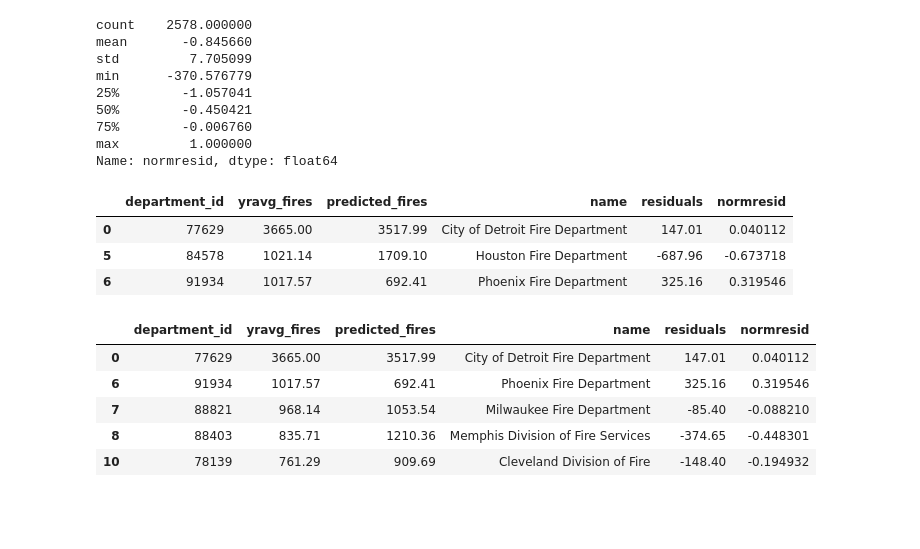
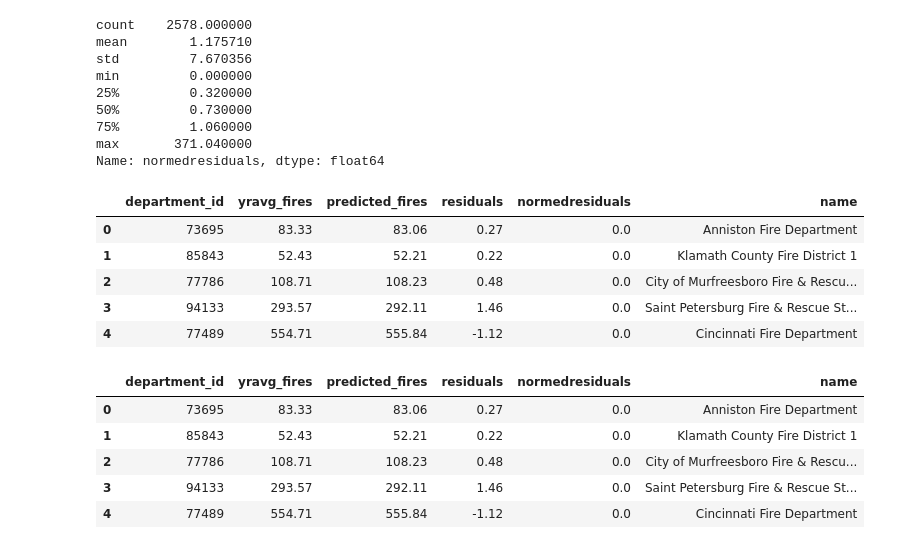
Before and after one commit to FireCARES/research, a Jupyter notebook: FC-Residuals.ipynb, the cells around one changed output. Cells and saved outputs as stored; diff of their text form; code cells hidden in the pictures; blank space fills up the shorter version.

Commit message:
added histogram and residual graphs, updated to use =service on the psql call

```diff
--- a/FC-Residuals.ipynb
+++ b/FC-Residuals.ipynb
@@ -12,13 +12,16 @@ conn_str = "host={host} dbname={database} user={user} password={passw} port={por
 # %%
-conn = psycopg2.connect(conn_str)
+conn = psycopg2.connect('service=firecares-austin')
 # %%
-bigquery = """select r.department_id, round(s.yravg,2) as yravg_fires, round(r.risk_model_fires::numeric,2) as predicted_fires,fd.name from
+bigquery = """select r.department_id, round(s.yravg,2) as yravg_fires, round(r.risk_model_fires::numeric,2) as predicted_fires,
+round((s.yravg - r.risk_model_fires)::numeric,2) as residuals,
+round((abs(s.yravg - r.risk_model_fires)/(s.yravg))::numeric,2) as normedresiduals,
+fd.name from
 firestation_firedepartmentriskmodels r
 	inner join (select fire_department_id, avg(count) as yravg from firestation_nfirsstatistic where metric='residential_structure_fires'
 and count is not null and year >= 2010 and level = 0 group by fire_department_id) s
 	on r.department_id = s.fire_department_id
 	inner join firestation_firedepartment fd on r.department_id = fd.id
-where r.level = 0 order by yravg desc
+where r.level = 0 and r.risk_model_fires is not null order by normedresiduals asc
 """
 # %%
 df = pd.read_sql(bigquery,con=conn)
@@ -34,11 +37,3 @@ df.head()
-# %%
-fn = lambda row: row.yravg_fires-row.predicted_fires
-col = df.apply(fn,axis=1)
-df = df.assign(residuals=col.values)
-# %%
-fn = lambda row: (row.yravg_fires-row.predicted_fires)/(row.yravg_fires)
-col = df.apply(fn,axis=1)
-df = df.assign(normresid=col.values) #percentage of avg our model is off (error rate in a sense)
 # %%
 # 90% of fire departments reporting more than 100 incidents have predicted values within about 600 incidents of the true value.
 df.residuals.describe()
@@ -53,30 +48,32 @@ min     -29973.200000
 max       1623.010000
 Name: residuals, dtype: float64
 # %%
-df.normresid.describe()
+df.normedresiduals.describe()
 # %% [output]
 count    2578.000000
-mean       -0.845660
-std         7.705099
-min      -370.576779
-25%        -1.057041
-50%        -0.450421
-75%        -0.006760
-max         1.000000
-Name: normresid, dtype: float64
+mean        1.175710
+std         7.670356
+min         0.000000
+25%         0.320000
+50%         0.730000
+75%         1.060000
+max       371.040000
+Name: normedresiduals, dtype: float64
 # %%
-df[(df.residuals < 1000) & (df.residuals > -1000) & (df.yravg_fires > 1000)].head()
+df[(df.residuals < 1000) & (df.residuals > -1000) & (df.yravg_fires > 10)].head()
 # %% [output]
-|  | department_id | yravg_fires | predicted_fires | name | residuals | normresid |
-| 0 | 77629 | 3665.00 | 3517.99 | City of Detroit Fire Department | 147.01 | 0.040112 |
-| 5 | 84578 | 1021.14 | 1709.10 | Houston Fire Department | -687.96 | -0.673718 |
-| 6 | 91934 | 1017.57 | 692.41 | Phoenix Fire Department | 325.16 | 0.319546 |
+|  | department_id | yravg_fires | predicted_fires | residuals | normedresiduals | name |
+| 0 | 73695 | 83.33 | 83.06 | 0.27 | 0.0 | Anniston Fire Department |
+| 1 | 85843 | 52.43 | 52.21 | 0.22 | 0.0 | Klamath County Fire District 1 |
+| 2 | 77786 | 108.71 | 108.23 | 0.48 | 0.0 | City of Murfreesboro Fire & Rescu... |
+| 3 | 94133 | 293.57 | 292.11 | 1.46 | 0.0 | Saint Petersburg Fire & Rescue St... |
+| 4 | 77489 | 554.71 | 555.84 | -1.12 | 0.0 | Cincinnati Fire Department |
 # %%
-df[(abs(df.normresid) < 0.5)].head()
+df[(abs(df.normedresiduals) < 0.5)].head()
 # %% [output]
-|  | department_id | yravg_fires | predicted_fires | name | residuals | normresid |
-| 0 | 77629 | 3665.00 | 3517.99 | City of Detroit Fire Department | 147.01 | 0.040112 |
-| 6 | 91934 | 1017.57 | 692.41 | Phoenix Fire Department | 325.16 | 0.319546 |
-| 7 | 88821 | 968.14 | 1053.54 | Milwaukee Fire Department | -85.40 | -0.088210 |
-| 8 | 88403 | 835.71 | 1210.36 | Memphis Division of Fire Services | -374.65 | -0.448301 |
-| 10 | 78139 | 761.29 | 909.69 | Cleveland Division of Fire | -148.40 | -0.194932 |
+|  | department_id | yravg_fires | predicted_fires | residuals | normedresiduals | name |
+| 0 | 73695 | 83.33 | 83.06 | 0.27 | 0.0 | Anniston Fire Department |
+| 1 | 85843 | 52.43 | 52.21 | 0.22 | 0.0 | Klamath County Fire District 1 |
+| 2 | 77786 | 108.71 | 108.23 | 0.48 | 0.0 | City of Murfreesboro Fire & Rescu... |
+| 3 | 94133 | 293.57 | 292.11 | 1.46 | 0.0 | Saint Petersburg Fire & Rescue St... |
+| 4 | 77489 | 554.71 | 555.84 | -1.12 | 0.0 | Cincinnati Fire Department |
```
Also changed, not shown: parts of 12 cells of this notebook.
